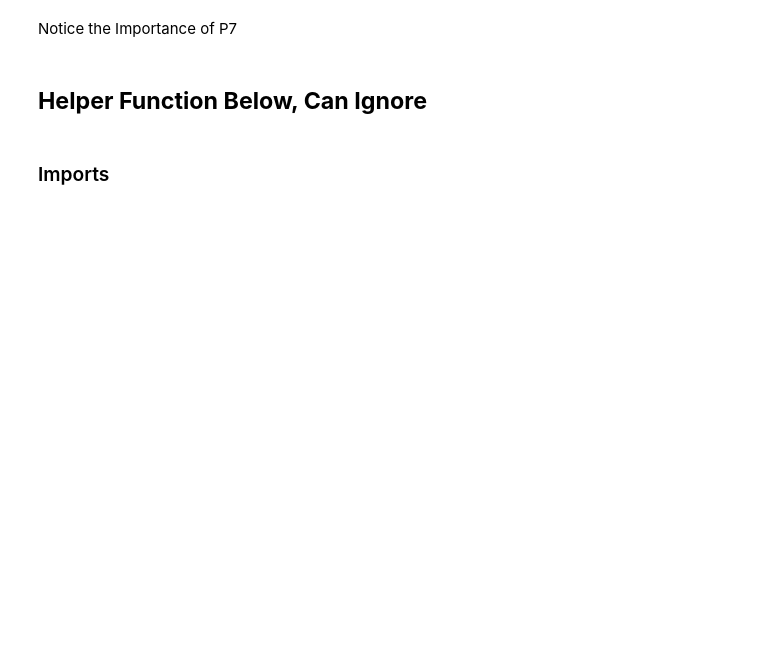
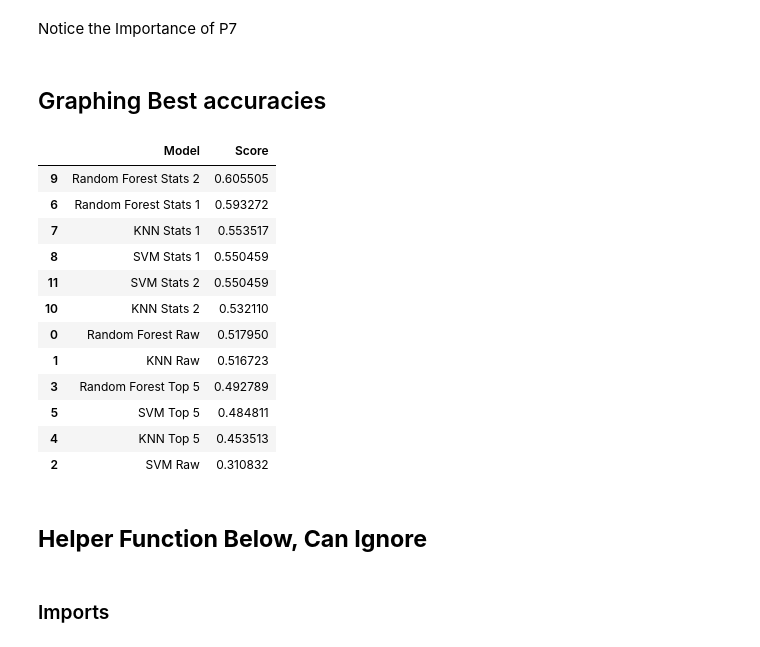
Before and after one commit to AndrewSGShin/Do_Eye_See, a Jupyter notebook: test.ipynb, the cells around one changed output. Cells and saved outputs as stored; diff of their text form; code cells hidden in the pictures; blank space fills up the shorter version.

```diff
--- a/test.ipynb
+++ b/test.ipynb
@@ -253,0 +252,9 @@ Wall time: 4.38 s
+# %%
+rm_t5_acc = accuracy_score(y_test, rf_predictions)
+print('Random Forrest accuracy:',rm_t5_acc)
+
+knn_t5_acc = accuracy_score(y_test, knn_predictions)
+print('K Nearest Neighbors accuracy:',knn_t5_acc)
+
+svm_t5_acc = accuracy_score(y_test, svm_predictions)
+print('SVM accuracy:',svm_t5_acc)
@@ -345,7 +356,12 @@ Wall time: 455 ms
 # %%
 ## COMPARE MODEL PERFORMANCES
 
-print('Random Forrest accuracy:',accuracy_score(y_test, rf_predictions))
-print('K Nearest Neighbors accuracy:',accuracy_score(y_test, knn_predictions))
-print('SVM accuracy:',accuracy_score(y_test, svm_predictions))
+rm_S1_acc = accuracy_score(y_test, rf_predictions)
+print('Random Forrest accuracy:',rm_S1_acc)
+
+knn_S1_acc = accuracy_score(y_test, knn_predictions)
+print('K Nearest Neighbors accuracy:',knn_S1_acc)
+
+svm_S1_acc = accuracy_score(y_test, svm_predictions)
+print('SVM accuracy:',svm_S1_acc)
 # %% [output]
@@ -469,7 +485,12 @@ Wall time: 541 ms
 # %%
 ## COMPARE MODEL PERFORMANCES
 
-print('Random Forrest accuracy:',accuracy_score(y_test, rf_predictions))
-print('K Nearest Neighbors accuracy:',accuracy_score(y_test, knn_predictions))
-print('SVM accuracy:',accuracy_score(y_test, svm_predictions))
+rm_S2_acc = accuracy_score(y_test, rf_predictions)
+print('Random Forrest accuracy:',rm_S2_acc)
+
+knn_S2_acc = accuracy_score(y_test, knn_predictions)
+print('K Nearest Neighbors accuracy:',knn_S2_acc)
+
+svm_S2_acc = accuracy_score(y_test, svm_predictions)
+print('SVM accuracy:',svm_S2_acc)
 # %% [output]
@@ -491,2 +512,29 @@ Text(0, 0.5, 'Features (Channels)')
 # %% [markdown]
 Notice the Importance of P7
+# %% [markdown]
+## Graphing Best accuracies
+# %%
+test_models = pd.DataFrame({
+    'Model': ['Random Forest Raw', 'KNN Raw','SVM Raw','Random Forest Top 5', 'KNN Top 5','SVM Top 5',
+              'Random Forest Stats 1', 'KNN Stats 1','SVM Stats 1','Random Forest Stats 2',
+              'KNN Stats 2','SVM Stats 2',],
+
+    'Score': [rm_raw_acc, knn_raw_acc, svm_raw_acc, rm_t5_acc, knn_t5_acc, svm_t5_acc,
+             rm_S1_acc, knn_S1_acc, svm_S1_acc, rm_S2_acc, knn_S2_acc, svm_S2_acc, ]
+    })
+# %%
+test_models.sort_values(by='Score', ascending=False)
+# %% [output]
+|  | Model | Score |
+| 9 | Random Forest Stats 2 | 0.605505 |
+| 6 | Random Forest Stats 1 | 0.593272 |
+| 7 | KNN Stats 1 | 0.553517 |
+| 8 | SVM Stats 1 | 0.550459 |
+| 11 | SVM Stats 2 | 0.550459 |
+| 10 | KNN Stats 2 | 0.532110 |
+| 0 | Random Forest Raw | 0.517950 |
+| 1 | KNN Raw | 0.516723 |
+| 3 | Random Forest Top 5 | 0.492789 |
+| 5 | SVM Top 5 | 0.484811 |
+| 4 | KNN Top 5 | 0.453513 |
+| 2 | SVM Raw | 0.310832 |
```
Also changed, not shown: parts of 14 cells of this notebook.
